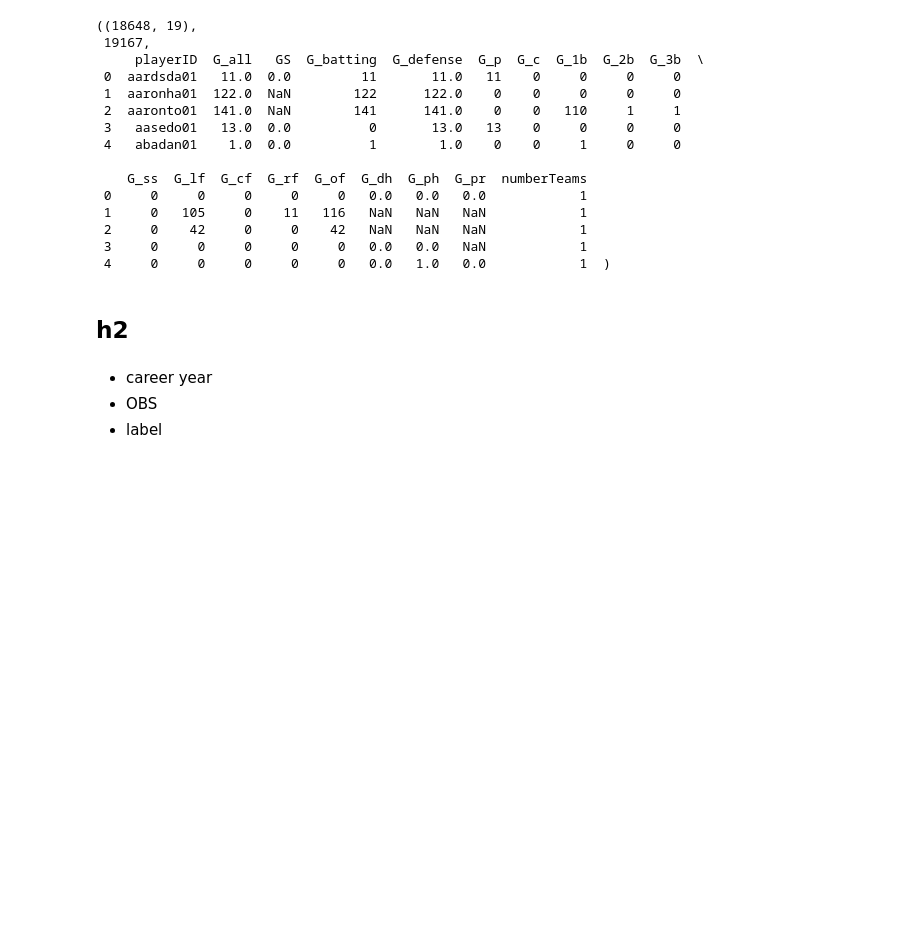
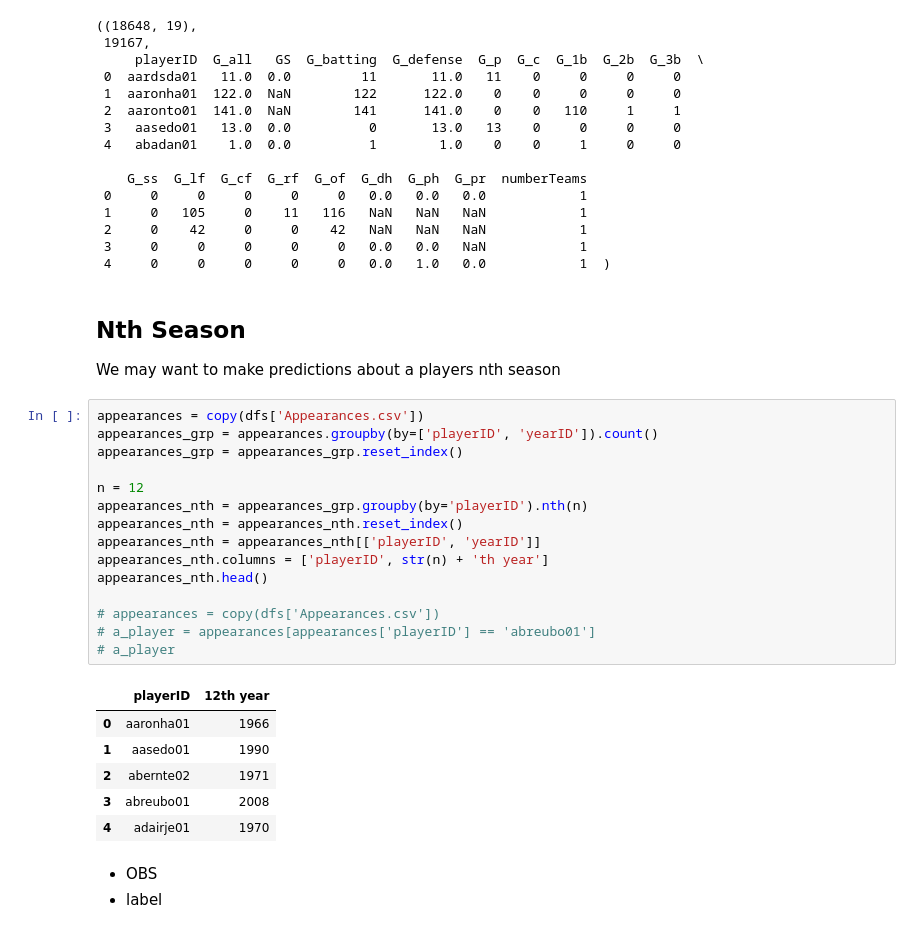
Before and after one commit to kenEldridge/baseball, a Jupyter notebook: baseball.ipynb, the cells around one changed output. Cells and saved outputs as stored; diff of their text form; blank space fills up the shorter version.

Commit message:
added nth season

```diff
--- a/baseball.ipynb
+++ b/baseball.ipynb
@@ -399,9 +399,31 @@ rookiesAppearances.shape, rookiesAppearances['numberTeams'].sum(), rookiesAppear
  2     0    42     0     0    42   NaN   NaN   NaN            1
  3     0     0     0     0     0   0.0   0.0   NaN            1
  4     0     0     0     0     0   0.0   1.0   0.0            1  )
-# %% [markdown]
-## h2
+# %% [markdown]
+## Nth Season
+We may want to make predictions about a players nth season
+# %%
+appearances = copy(dfs['Appearances.csv'])
+appearances_grp = appearances.groupby(by=['playerID', 'yearID']).count()
+appearances_grp = appearances_grp.reset_index()
+
+n = 12
+appearances_nth = appearances_grp.groupby(by='playerID').nth(n)
+appearances_nth = appearances_nth.reset_index()
+appearances_nth = appearances_nth[['playerID', 'yearID']]
+appearances_nth.columns = ['playerID', str(n) + 'th year']
+appearances_nth.head()
+
+# appearances = copy(dfs['Appearances.csv'])
+# a_player = appearances[appearances['playerID'] == 'abreubo01']
+# a_player
+# %% [output]
+|  | playerID | 12th year |
+| 0 | aaronha01 | 1966 |
+| 1 | aasedo01 | 1990 |
+| 2 | abernte02 | 1971 |
+| 3 | abreubo01 | 2008 |
+| 4 | adairje01 | 1970 |
 # %% [markdown]
-* career year
 * OBS
 * label
```
